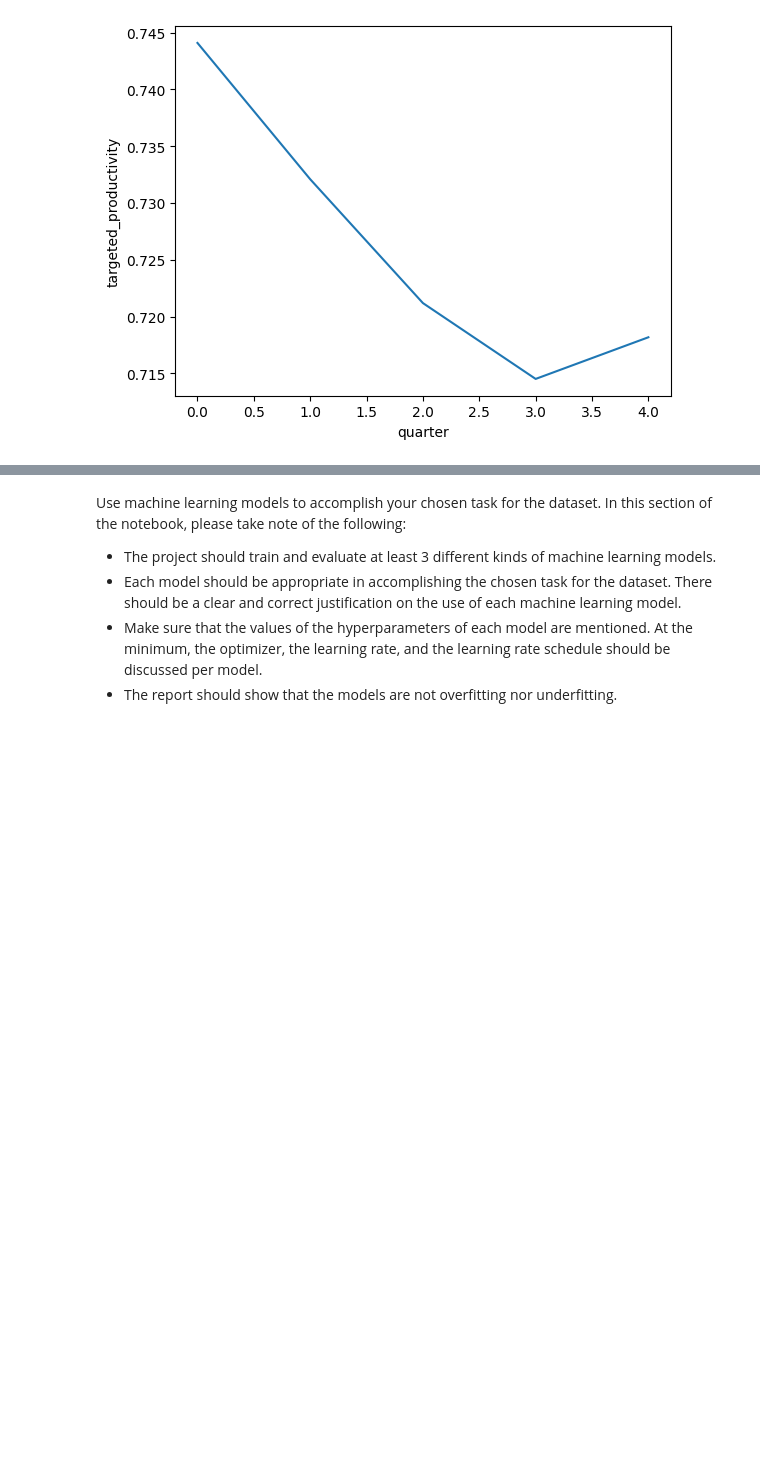
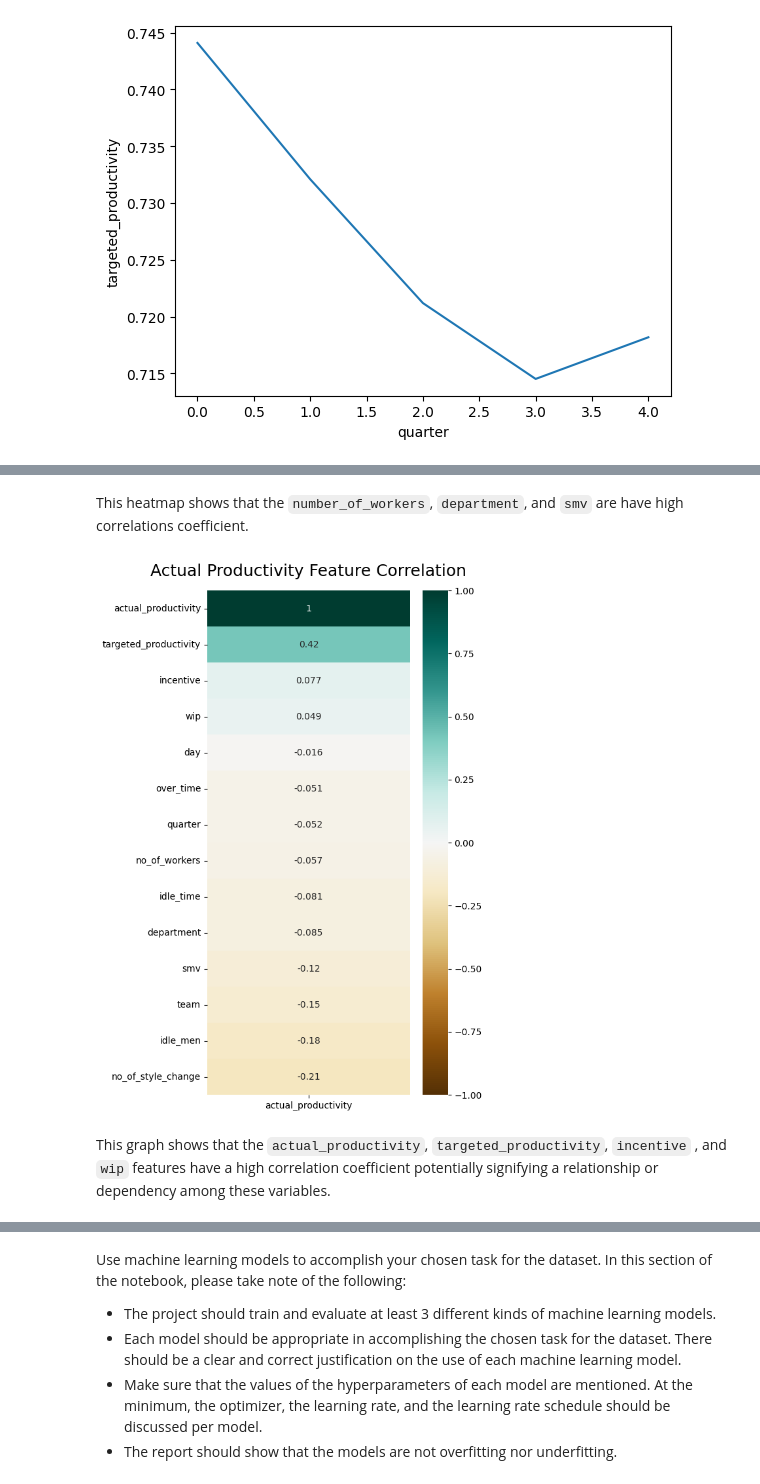
Before and after one commit to quinzonjosh/STINTSY-MCO, a Jupyter notebook: main.ipynb, the cells around one changed output, grey strips where cells are left out. Drawn from its saved outputs; the diff is of its cells as text; code cells hidden in the pictures; blank space fills up the shorter version.

```diff
--- a/main.ipynb
+++ b/main.ipynb
@@ -279,3 +278,15 @@ The `ci` parameter is deprecated. Use `errorbar=None` for the same effect.
+# %% [markdown]
+This heatmap shows that the `number_of_workers`, `department`, and `smv` are have high correlations coefficient.
+# %%
+corrMatrix = df_copy.corr()
+
+plt.figure(figsize=(5, 10))
+heatmap = sns.heatmap(corrMatrix[['actual_productivity']].sort_values(by='actual_productivity', ascending=False), vmin=-1, vmax=1, annot=True, cmap='BrBG')
+heatmap.set_title('Actual Productivity Feature Correlation', fontdict={'fontsize':18}, pad=16);
+# %% [output]
+[figure, added]
+# %% [markdown]
+This graph shows that the `actual_productivity`, `targeted_productivity`, `incentive` , and `wip`  features have a high correlation coefficient potentially signifying a relationship or dependency among these variables.
 # %% [markdown]
 ### **Data Splitting**
 
```
Also changed, not shown: parts of 103 cells of this notebook.
